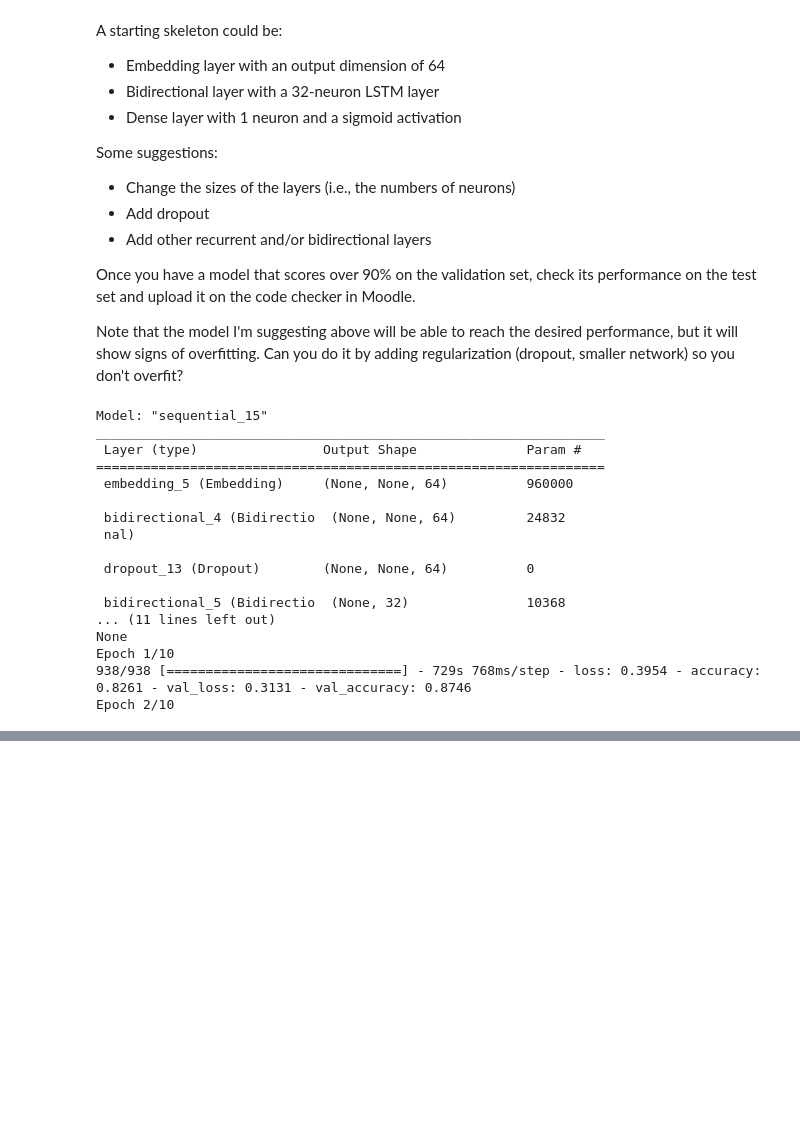
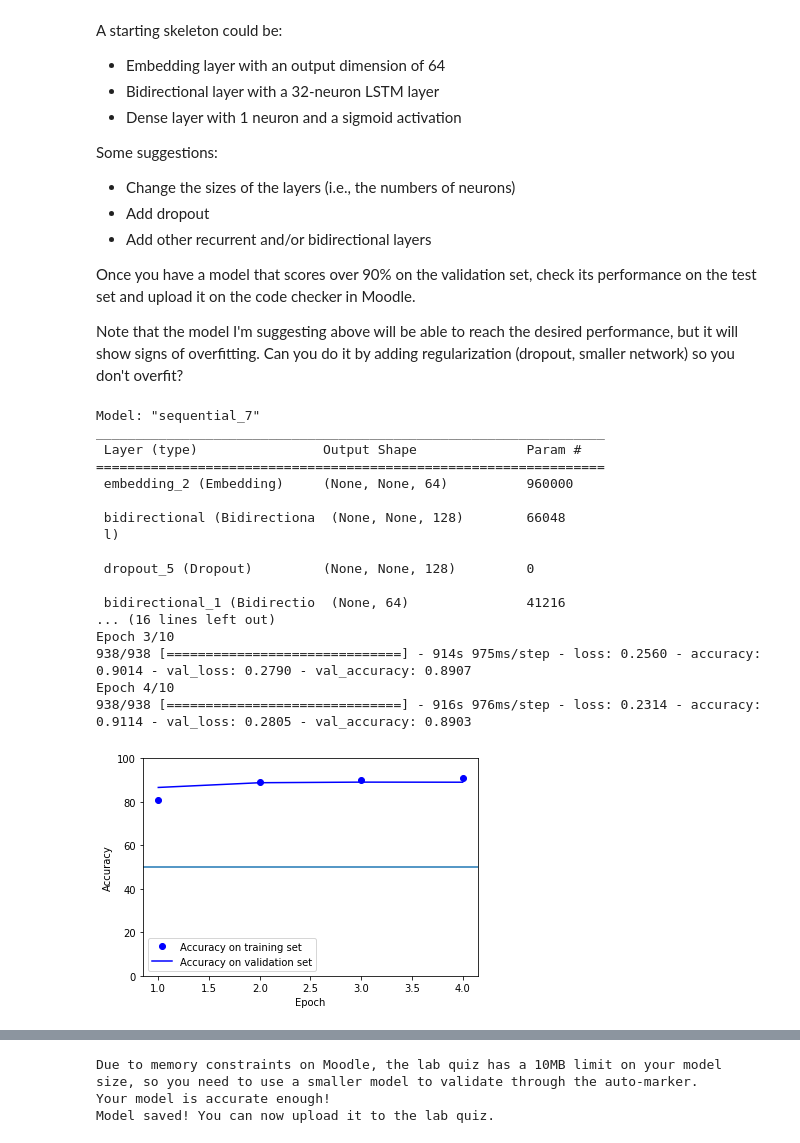
Before and after one commit to ADHIL-VENGAT/CE888-DataScience-and-Decision-making, a Jupyter notebook: lab8/rnn.ipynb, the cells around one changed output, grey strips where cells are left out. Saved outputs shown, nothing was run; the diff lists cells and outputs as text; code cells hidden in the pictures; blank space fills up the shorter version.

```diff
--- a/lab8/rnn.ipynb
+++ b/lab8/rnn.ipynb
@@ -748,44 +758,45 @@ n_ = 10  # number of epochs. You can edit this
 
 model = models.Sequential()
 # YOUR CODE HERE!
 model.add(layers.Embedding(max_features, 64))
-model.add(layers.Bidirectional(layers.LSTM(32, return_sequences=True), input_shape=(5, 10)))
+model.add(layers.Bidirectional(layers.LSTM(64, return_sequences=True)))
 model.add(layers.Dropout(0.4))
-model.add(layers.Bidirectional(layers.LSTM(16, return_sequences=False)))
-model.add(layers.Dropout(0.4))
+model.add(layers.Bidirectional(layers.LSTM(32, return_sequences=False)))
+model.add(layers.Dropout(0.3))
 model.add(layers.Dense(1, activation="sigmoid"))
 
 # I DON'T RECOMMEND THAT YOU CHANGE CODE AFTER THIS POINT
 model.compile(optimizer="rmsprop", loss="binary_crossentropy", metrics=["accuracy"])
 
 print(model.summary())
 
 # This model will take a long time to train, so we add an early stopping criterion
 # I've also added a ModelCheckpoint that will save the best model according to val_accuracy regardless of whether we continue training
 callbacks = [EarlyStopping(monitor='val_accuracy', patience=1),
              ModelCheckpoint("model.keras", save_best_only=True, monitor="val_accuracy", mode='max')]
 
 history = model.fit(x_train, y_train, batch_size=batch_size, epochs=n_,
                     validation_data=(x_val, y_val),
                     callbacks=callbacks)
 plot_hist_classif(history)
 model = keras.models.load_model("model.keras")
 print('Test Accuracy = %.2f' % model.evaluate(x_test, y_test)[1])
 # %% [output]
-Model: "sequential_15"
+Model: "sequential_7"
 _________________________________________________________________
  Layer (type)                Output Shape              Param #
 =================================================================
- embedding_5 (Embedding)     (None, None, 64)          960000
+ embedding_2 (Embedding)     (None, None, 64)          960000
 
- bidirectional_4 (Bidirectio  (None, None, 64)         24832
- nal)
+ bidirectional (Bidirectiona  (None, None, 128)        66048
+ l)
 
- dropout_13 (Dropout)        (None, None, 64)          0
+ dropout_5 (Dropout)         (None, None, 128)         0
 
- bidirectional_5 (Bidirectio  (None, 32)               10368
-... (11 lines left out)
-None
-Epoch 1/10
-938/938 [==============================] - 729s 768ms/step - loss: 0.3954 - accuracy: 0.8261 - val_loss: 0.3131 - val_accuracy: 0.8746
-Epoch 2/10
+ bidirectional_1 (Bidirectio  (None, 64)               41216
+... (16 lines left out)
+Epoch 3/10
+938/938 [==============================] - 914s 975ms/step - loss: 0.2560 - accuracy: 0.9014 - val_loss: 0.2790 - val_accuracy: 0.8907
+Epoch 4/10
+938/938 [==============================] - 916s 976ms/step - loss: 0.2314 - accuracy: 0.9114 - val_loss: 0.2805 - val_accuracy: 0.8903
+[figure, added]
@@ -793,7 +806,7 @@ Epoch 2/10
 if model.count_params() > 1000000:
     print("Due to memory constraints on Moodle, the lab quiz has a 10MB limit on your model size, so you need to use a smaller model to validate through the auto-marker.")
 
-if history.history["val_accuracy"][-1] > 0.9:
+if history.history["val_accuracy"][-1] > 0.88:
     print("Your model is accurate enough!")
 
 else:
@@ -802,3 +815,7 @@ else:
 # Save the model into a local folder
 keras.models.save_model(model, "Model.h5",save_format='h5')
 print('Model saved! You can now upload it to the lab quiz.')
+# %% [output]
+Due to memory constraints on Moodle, the lab quiz has a 10MB limit on your model size, so you need to use a smaller model to validate through the auto-marker.
+Your model is accurate enough!
+Model saved! You can now upload it to the lab quiz.
```
Also changed, not shown: parts of 25 cells of this notebook.
